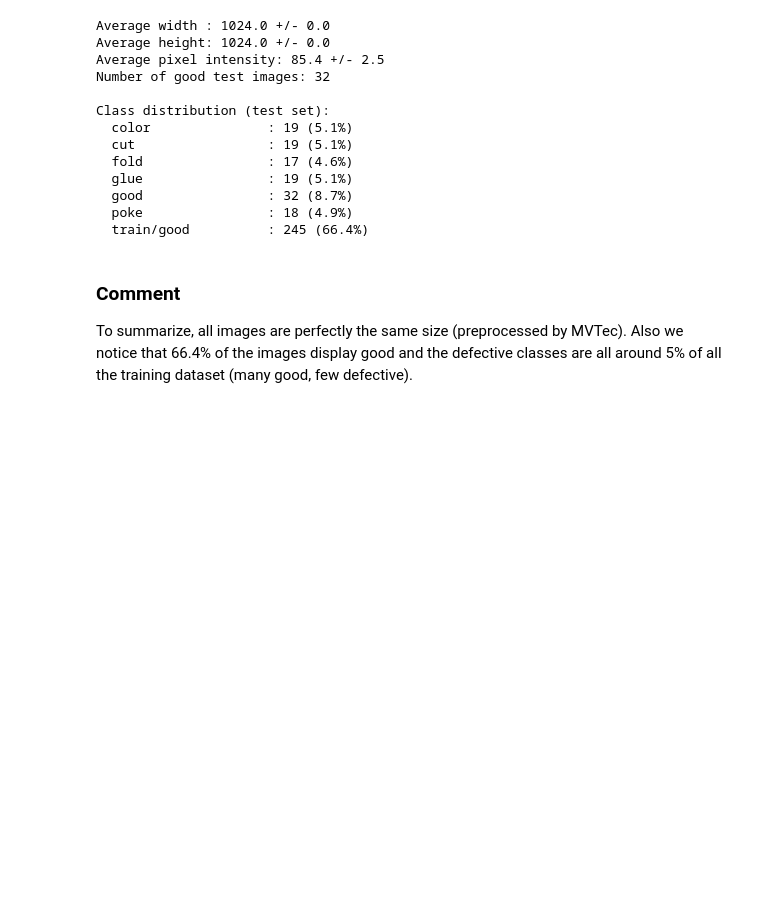
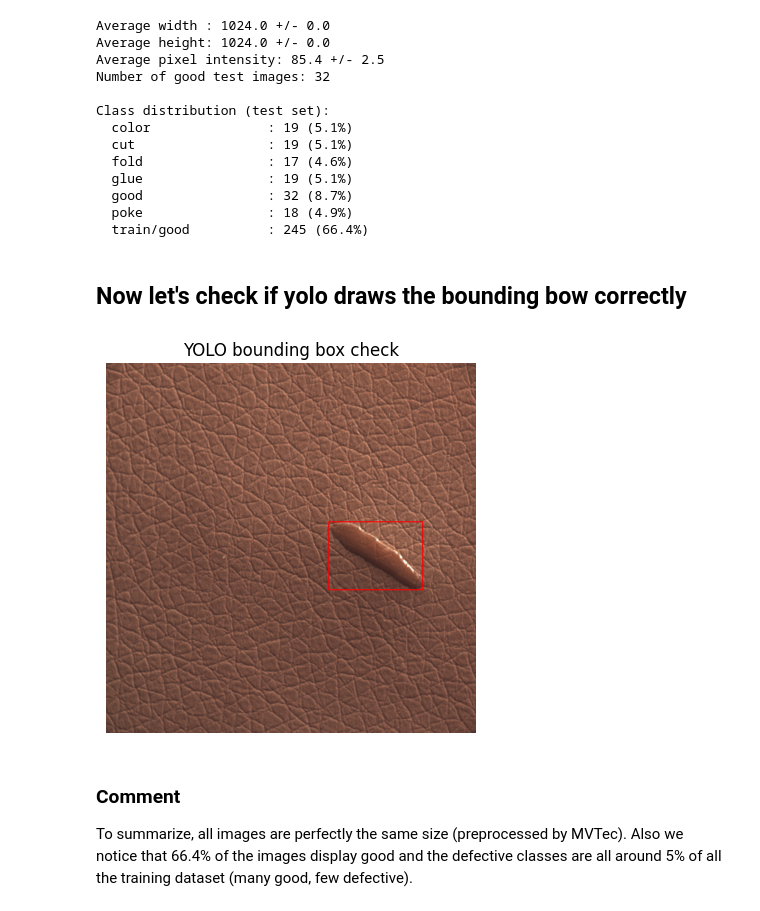
Before and after one commit to winimoid/industrial-defect-detection, a Jupyter notebook: training/01_explore.ipynb, the cells around one changed output. Cells and saved outputs as stored; diff of their text form; code cells hidden in the pictures; blank space fills up the shorter version.

```diff
--- a/training/01_explore.ipynb
+++ b/training/01_explore.ipynb
@@ -167,6 +167,45 @@ Class distribution (test set):
   good                : 32 (8.7%)
   poke                : 18 (4.9%)
   train/good          : 245 (66.4%)
+# %% [markdown]
+## Now let's check if yolo draws the bounding bow correctly
+# %%
+import cv2
+import matplotlib.pyplot as plt
+import os, random
+
+yolo_dir = "../data/yolo"
+img_dir = os.path.join(yolo_dir, "images", "train")
+lbl_dir = os.path.join(yolo_dir, "labels", "train")
+
+# we pick a random image that has a non-empty label file
+all_files = os.listdir(img_dir)
+random.shuffle(all_files)
+for fname in all_files:
+    lbl_path = os.path.join(lbl_dir, fname.rsplit(".",1)[0]+".txt")
+    if os.path.getsize(lbl_path) > 0:
+        break
+
+img = cv2.imread(os.path.join(img_dir, fname))
+img = cv2.cvtColor(img, cv2.COLOR_BGR2RGB)
+H, W = img.shape[:2]
+
+with open(lbl_path) as f:
+    line = f.readline().strip()
+    class_id, cx, cy, w, h = map(float, line.split())
+    # Denormalize
+    x1 = int((cx - w/2) * W)
+    y1 = int((cy - h/2) * H)
+    x2 = int((cx + w/2) * W)
+    y2 = int((cy + h/2) * H)
+    cv2.rectangle(img, (x1, y1), (x2, y2), (255,0,0), 2)
+
+plt.imshow(img)
+plt.title("YOLO bounding box check")
+plt.axis("off")
+plt.show()
+# %% [output]
+[figure, added]
 # %% [markdown]
 ### Comment
 To summarize, all images are perfectly the same size (preprocessed by MVTec). Also we notice that 66.4% of the images display good and the defective classes are all around 5% of all the training dataset (many good, few defective).
```
Also changed, not shown: 4 other files.
